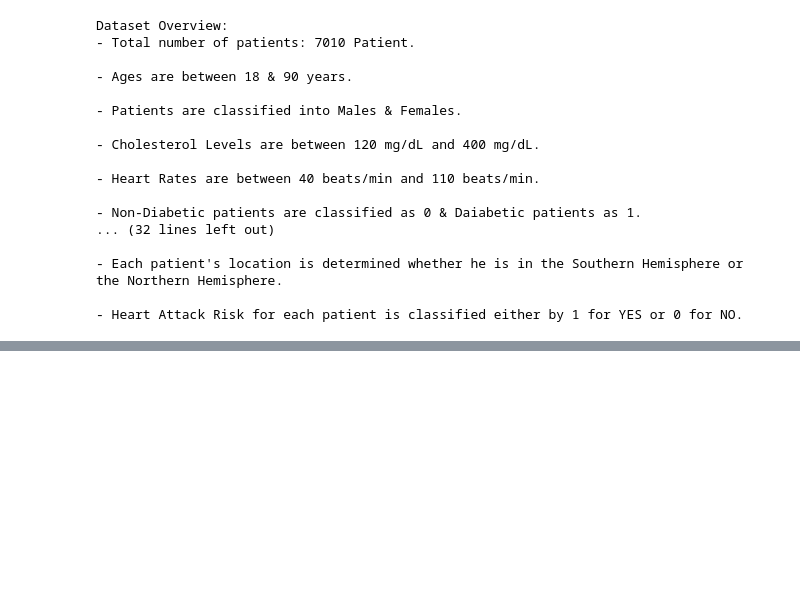
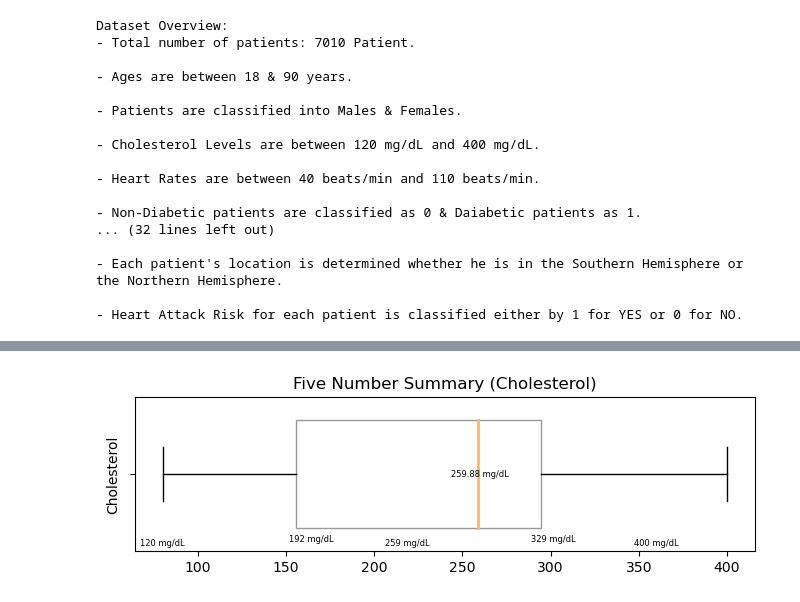
Before and after one commit to hend-a-ghafour/Heart_Attack_Risk_Analysis, a Jupyter notebook: Heart_Attack_Risk_Analysis.ipynb, the cells around one changed output, grey strips where cells are left out. Drawn from its saved outputs; the diff is of its cells as text; code cells hidden in the pictures; blank space fills up the shorter version.

Commit message:
Editing Age 5 number summary - creating Cholestrol 5 number summary

```diff
--- a/Heart_Attack_Risk_Analysis.ipynb
+++ b/Heart_Attack_Risk_Analysis.ipynb
@@ -241,22 +242,25 @@ plt.show();
 # %%
-text = '''
-The age distribution is right skwed
-and close to a Normal Distribution.
-It has no outliers'''
-plt.subplots(figsize = (6,2))
-sns.boxplot(x=df_stats.Age.iloc[1:].round(2),showmeans= True,meanline  = True,showcaps = True, color="white", width=.7,medianprops={ "color" : "#ffb563","linewidth": 2},
+#text = '''
+#The age distribution is right skwed
+#and close to a Normal Distribution.
+#It has no outliers'''
+plt.subplots(figsize = (8,2))
+sns.boxplot(x=df_stats.Cholesterol.iloc[1:],showcaps = True, color="white", width=.7,medianprops={ "color" : "#ffb563","linewidth": 2},
             boxprops={"linewidth": 1},whiskerprops={"color": "black", "linewidth": 1},
             capprops={"color": "black", "linewidth": 1},meanprops = {"color": "#80B4ae","linewidth": 1 }, labels=['Age'])
-for i, v in enumerate(df_stats.iloc[[3,5,7],0]):
-  plt.text(v-2,.7,f'{v:.0f} yrs', ha='left', va='bottom',fontsize=6)
-for x,y in enumerate(df_stats.iloc[[4,6],0]):
-  plt.text(y-10,.7,f'{y:.0f} yrs', ha='left', va='bottom',fontsize=6)
-for k, l in enumerate(df_stats.iloc[[1],0]):
-  plt.text(l,0,f'{l:.2f} yrs', ha='center', va='center',fontsize=6)
-plt.yticks([1],['age'])
-plt.title('Five Number Summary (Age)')
-plt.text(100,.5,text)
+for i, v in enumerate(df_stats.iloc[[3,5,7],1]):
+  plt.text(v-40,.45,f'{v:.0f} mg/dL', ha='center', va='center',fontsize=6)
+for x,y in enumerate(df_stats.iloc[[4,6],1]):
+  plt.text(y-40,.45,f'{y:.0f} mg/dL', ha='left', va='bottom',fontsize=6)
+for k, l in enumerate(df_stats.iloc[[1],1]):
+  plt.text(l,0,f'{l:.2f} mg/dL', ha='center', va='center',fontsize=6)
+plt.ylabel('Cholesterol')
+plt.xlabel(None)
+plt.title('Five Number Summary (Cholesterol)')
+#plt.text(200,.5,text)
 plt.show();
+# %% [output]
+[figure, added]
 # %%
 df['h_rate']=np.where((220-df['Age'])*.6> df['Heart Rate'],'Low','Normal')
 df['h_rate']=np.where((220-df['Age'])*.8< df['Heart Rate'],'High',df['h_rate'])
```
Also changed, not shown: parts of 1 cell of this notebook.
